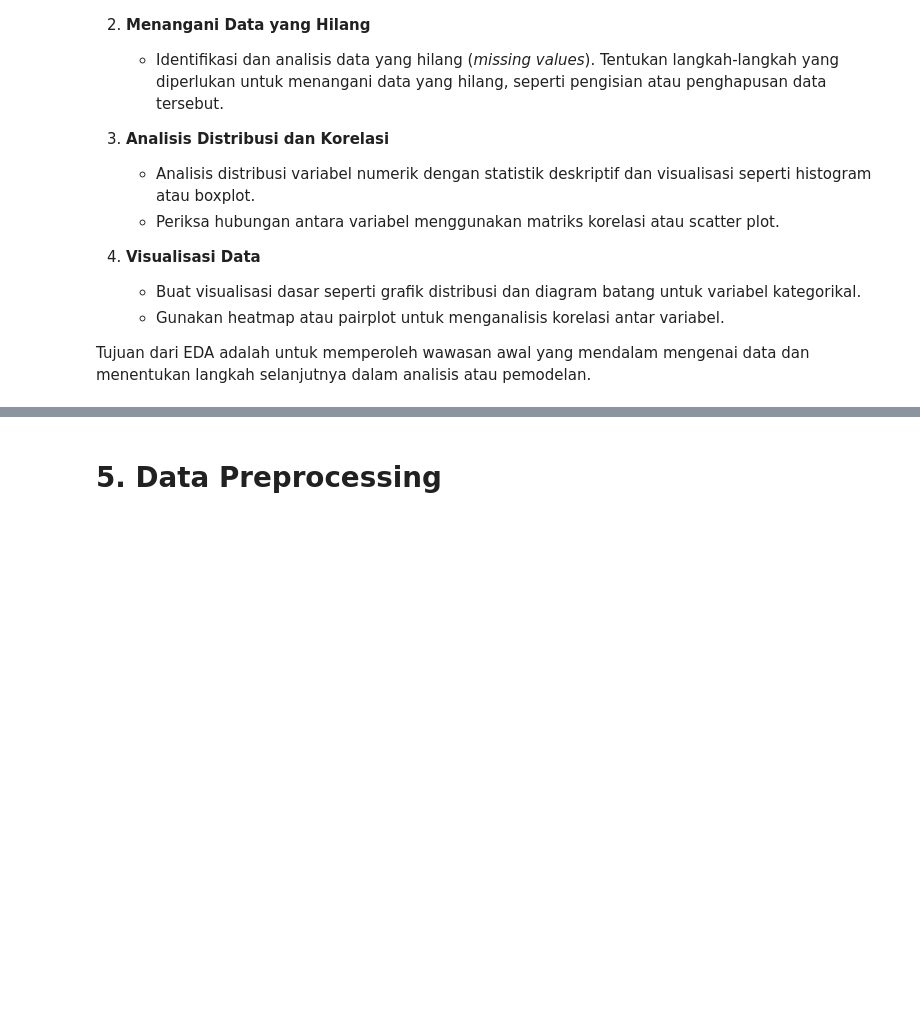
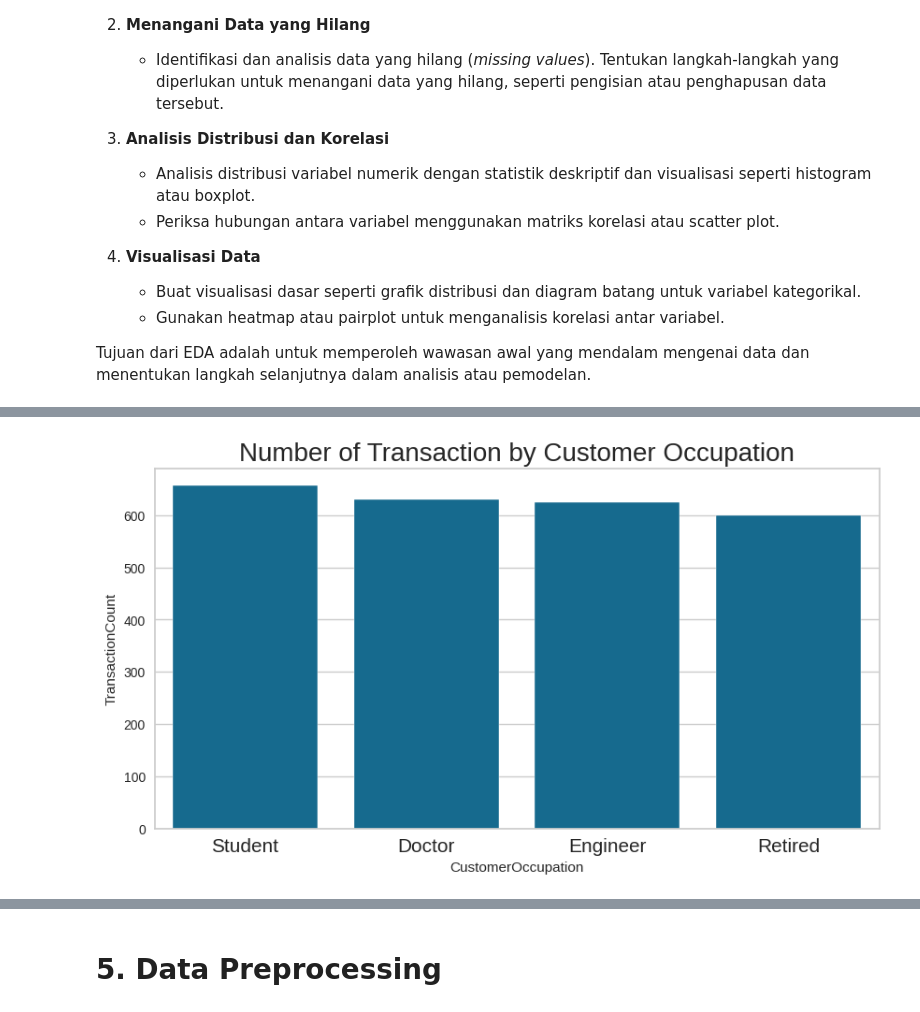
Before and after one commit to Refanz/bank-transaction-clustering-classification, a Jupyter notebook: [Clustering]_Submission_Akhir_BMLP_Refan.ipynb, the cells around one changed output, grey strips where cells are left out. Cells and saved outputs as stored; diff of their text form; code cells hidden in the pictures; blank space fills up the shorter version.

```diff
--- a/[Clustering]_Submission_Akhir_BMLP_Refan.ipynb
+++ b/[Clustering]_Submission_Akhir_BMLP_Refan.ipynb
@@ -100,0 +221,21 @@ bank_transactions_df.describe(include="all")
+# %%
+# Melihat demografi jumlah transaksi berdasarkan pekerjaan
+byoccupation_df = bank_transactions_df.groupby(by="CustomerOccupation")["TransactionID"].nunique().reset_index()
+byoccupation_df.rename(columns={
+    "TransactionID": "TransactionCount"
+}, inplace=True)
+
+plt.figure(figsize=(10, 5))
+
+sns.barplot(
+    y="TransactionCount",
+    x="CustomerOccupation",
+    data=byoccupation_df.sort_values(by="TransactionCount", ascending=False)
+)
+
+plt.title("Number of Transaction by Customer Occupation", loc="center", fontsize=20)
+plt.tick_params(axis="x", labelsize=15)
+
+plt.show()
+# %% [output]
+[figure, added]
```
Also changed, not shown: parts of 23 cells of this notebook.
